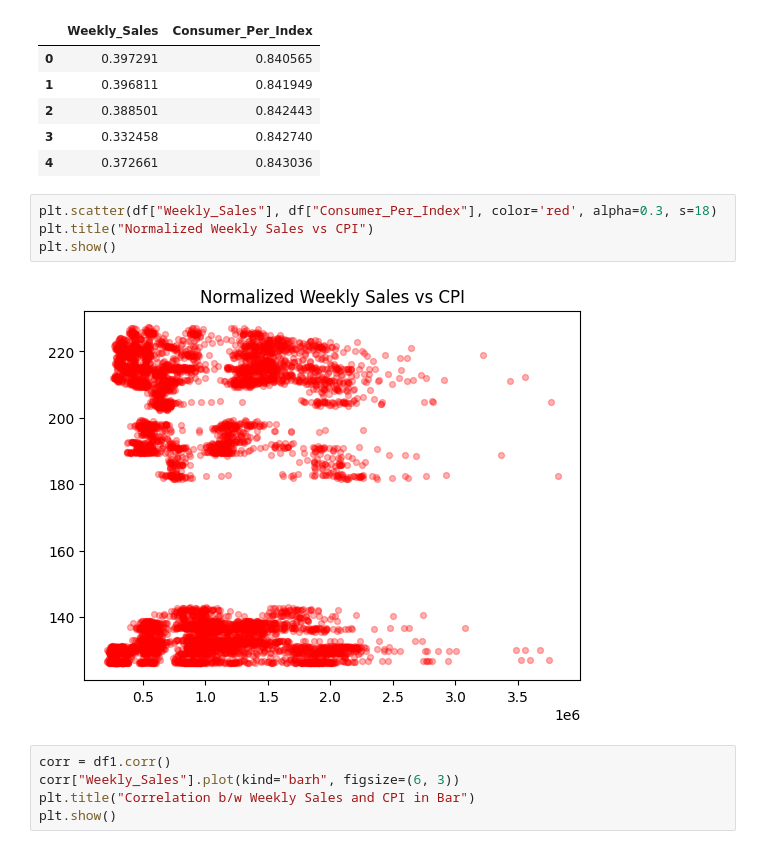
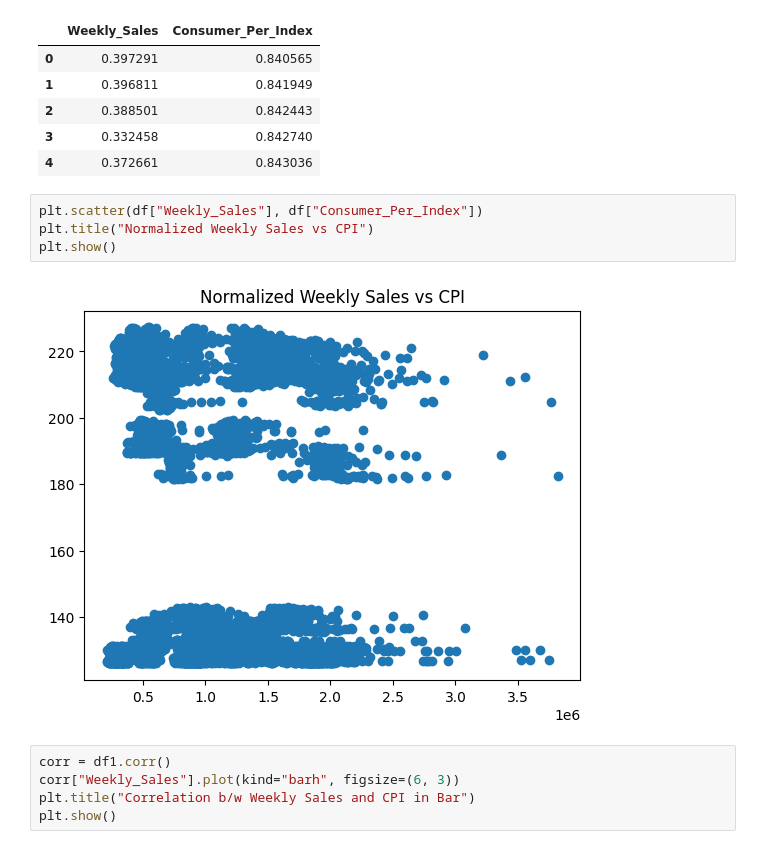
Before and after one commit to iam-devAlhan/Walmart_Sales_Trends_Prediction, a Jupyter notebook: notebooks/visualization.ipynb, the cells around one changed output. Cells and saved outputs as stored; diff of their text form.

```diff
--- a/notebooks/visualization.ipynb
+++ b/notebooks/visualization.ipynb
@@ -73,11 +73,11 @@ df_scaled.head()
 | 3 | 0.332458 | 0.842740 |
 | 4 | 0.372661 | 0.843036 |
 # %%
-plt.scatter(df["Weekly_Sales"], df["Consumer_Per_Index"], color='red', alpha=0.3, s=18)
+plt.scatter(df["Weekly_Sales"], df["Consumer_Per_Index"])
 plt.title("Normalized Weekly Sales vs CPI")
 plt.show()
 # %% [output]
-[figure, old version]
+[figure, new version]
 # %%
 corr = df1.corr()
 corr["Weekly_Sales"].plot(kind="barh", figsize=(6, 3))
```
Also changed, not shown: parts of 3 cells of this notebook, 1 other file.
